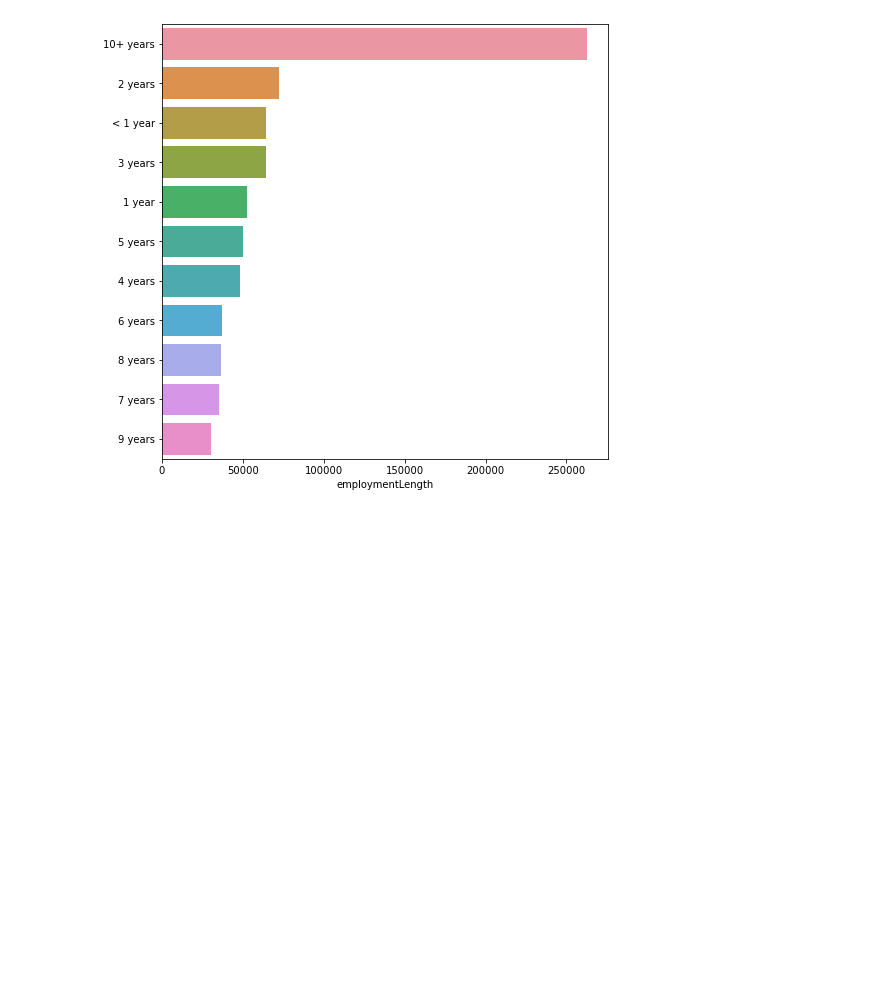
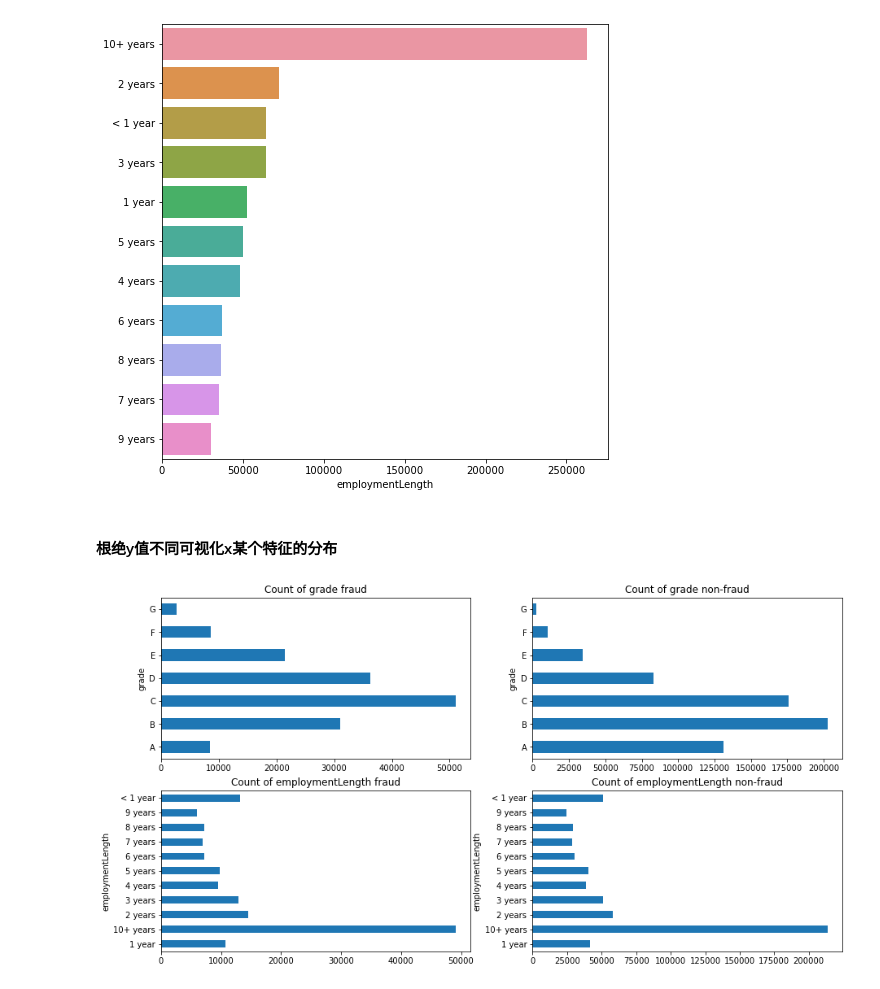
Before and after one commit to wenhuiwwh/DataMiningContest, a Jupyter notebook: 贷款违约预测/数据分析.ipynb, the cells around one changed output. Drawn from its saved outputs; the diff is of its cells as text; code cells hidden in the pictures; blank space fills up the shorter version.

```diff
--- a/贷款违约预测/数据分析.ipynb
+++ b/贷款违约预测/数据分析.ipynb
@@ -7,8 +7,8 @@ import datetime
 import warnings
 warnings.filterwarnings('ignore')
 # %%
-data_train = pd.read_csv('../data/train.csv')
-data_test_a = pd.read_csv('../data/testA.csv')
+data_train = pd.read_csv('../../data/贷款违约预测/input/train.csv')
+data_test_a = pd.read_csv('../../data/贷款违约预测/input/testA.csv')
 # %%
 print('Train data shape:',data_test_a.shape)
 print('TestA data shape:',data_train.shape)
@@ -357,3 +357,14 @@ plt.show()
 # %%
 train_loan_fr = data_train.loc[data_train['isDefault'] == 1]
 train_loan_nofr = data_train.loc[data_train['isDefault'] == 0]
+# %% [markdown]
+#### 根绝y值不同可视化x某个特征的分布
+# %%
+fig, ((ax1, ax2), (ax3, ax4)) = plt.subplots(2, 2, figsize=(15, 8))
+train_loan_fr.groupby('grade')['grade'].count().plot(kind='barh', ax=ax1, title='Count of grade fraud')
+train_loan_nofr.groupby('grade')['grade'].count().plot(kind='barh', ax=ax2, title='Count of grade non-fraud')
+train_loan_fr.groupby('employmentLength')['employmentLength'].count().plot(kind='barh', ax=ax3, title='Count of employmentLength fraud')
+train_loan_nofr.groupby('employmentLength')['employmentLength'].count().plot(kind='barh', ax=ax4, title='Count of employmentLength non-fraud')
+plt.show()
+# %% [output]
+[figure, added]
```
Also changed, not shown: parts of 2 cells of this notebook.
